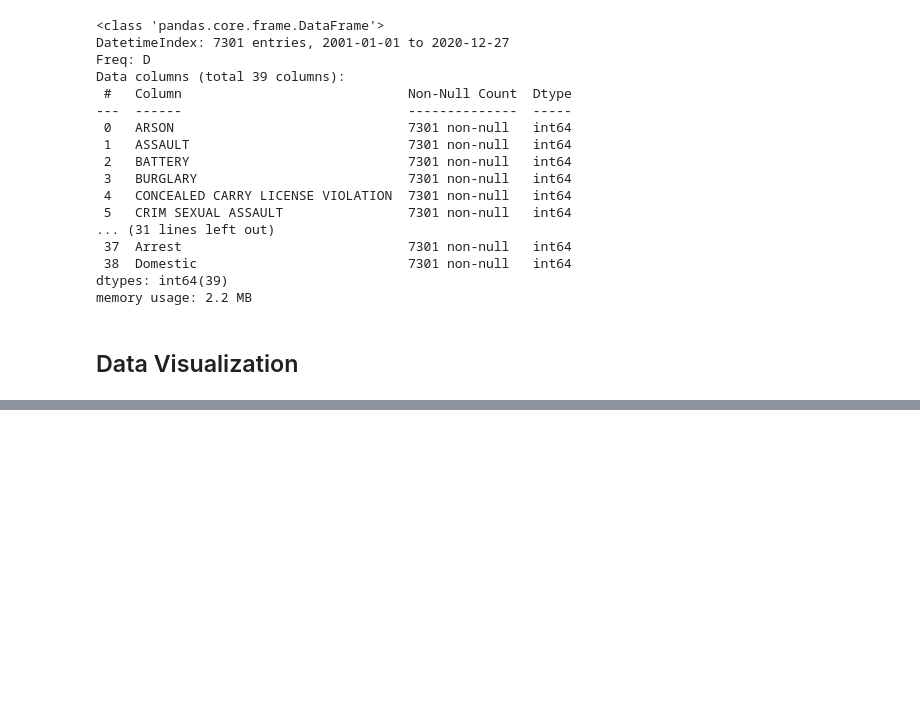
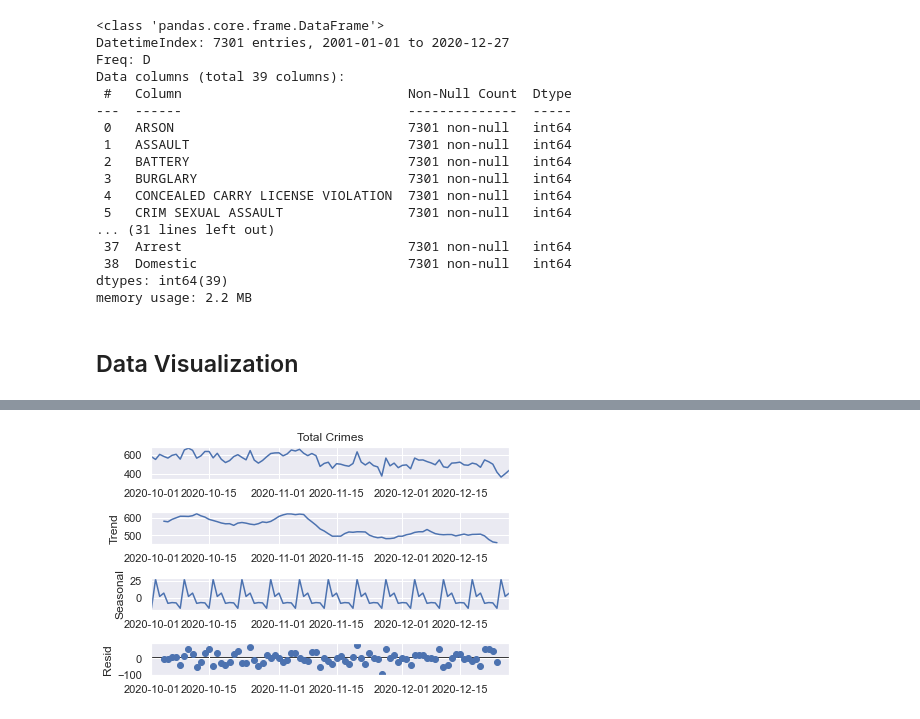
Before and after one commit to ruthcaswellsmith/Capstone---City-of-Chicago-Crime-Time-Series-Analysis, a Jupyter notebook: notebooks/Capstone - City of Chicago Crime - Exploratory Data Analysis.ipynb, the cells around one changed output, grey strips where cells are left out. Cells and saved outputs as stored; diff of their text form; code cells hidden in the pictures; blank space fills up the shorter version.

```diff
--- a/notebooks/Capstone - City of Chicago Crime - Exploratory Data Analysis.ipynb
+++ b/notebooks/Capstone - City of Chicago Crime - Exploratory Data Analysis.ipynb
@@ -172,0 +200,6 @@ Text(0.5, 1.0, 'Total Crimes from 2001 to 2020')
+# %%
+decomp = seasonal_decompose(allcrimes_byday['Total Crimes'].loc['2020-10-01':], period=7, model = 'add')
+# %%
+decomp.plot();
+# %% [output]
+[figure, added]
```
Also changed, not shown: parts of 47 cells of this notebook.
